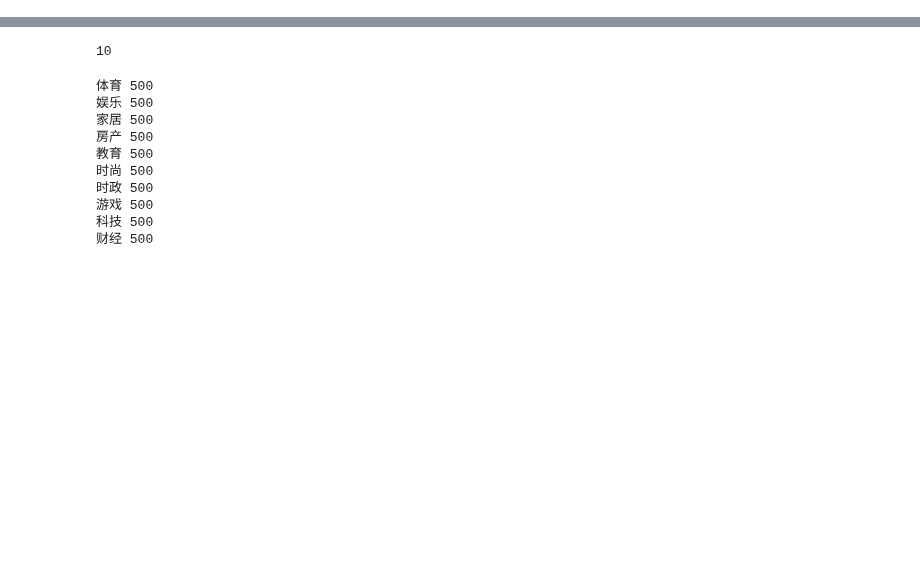
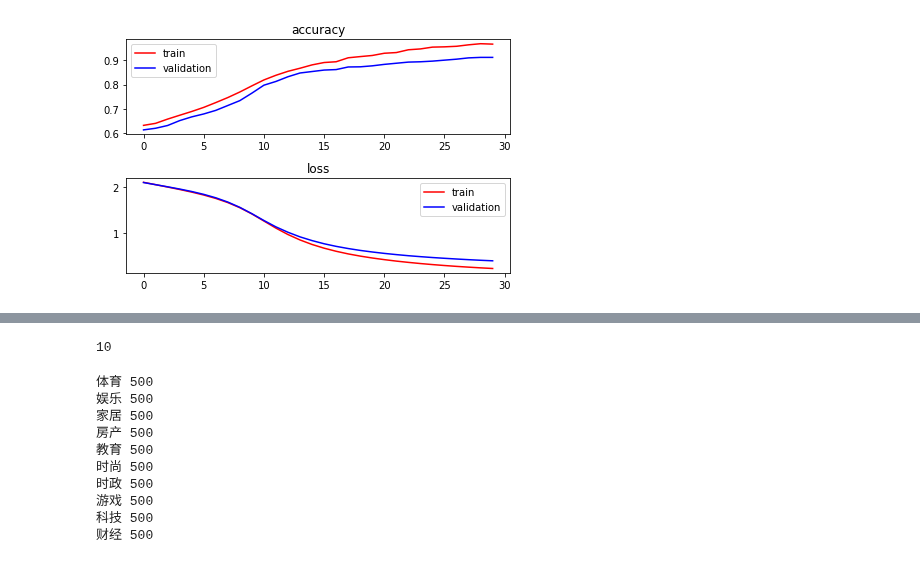
Before and after one commit to zingp/machine-learning, a Jupyter notebook: NLP/fasttext_keras.ipynb, the cells around one changed output, grey strips where cells are left out. Saved outputs shown, nothing was run; the diff lists cells and outputs as text; code cells hidden in the pictures; blank space fills up the shorter version.

Commit message:
fasttext_keras

```diff
--- a/NLP/fasttext_keras.ipynb
+++ b/NLP/fasttext_keras.ipynb
@@ -212,0 +213,5 @@ Prefix dict has been built succesfully.
+# %%
+vocab_size = len(word2index)
+label_num = len(label2index)
+# %%
+model = fasttext(vocab_size, embedding_dim, label_num)
@@ -212,0 +246,14 @@ Prefix dict has been built succesfully.
+# %%
+# 通过fit的callbacks参数将回调函数传入模型中，这个参数接收一个回调函数列表，你可以传入任意个回调函数
+callback_lists = [
+    keras.callbacks.EarlyStopping(monitor = 'acc',  # 监控模型的验证精度
+                                  patience = 5,),   # 如果精度在多于一轮的时间（即两轮）内不再改善，就中断训练
+    # ModelCheckpoint用于在每轮过后保存当前权重
+    keras.callbacks.ModelCheckpoint(filepath = 'fasttext_news_cf.model', # 目标文件的保存路径
+                                    # 这两个参数的意思是，如果val_loss没有改善，那么不需要覆盖模型文件，
+                                    # 这就可以始终保存在训练过程中见到的最佳模型
+                                    monitor = 'val_loss', save_best_only = True,)
+]
+# %%
+history = model.fit(X_train, y_train, batch_size=batch_size, epochs=epochs,
+                    validation_split=0.3, callbacks=callback_lists)
@@ -212,0 +278,4 @@ Prefix dict has been built succesfully.
+# %%
+plot(history)
+# %% [output]
+[figure, added]
```
Also changed, not shown: parts of 14 cells of this notebook.
